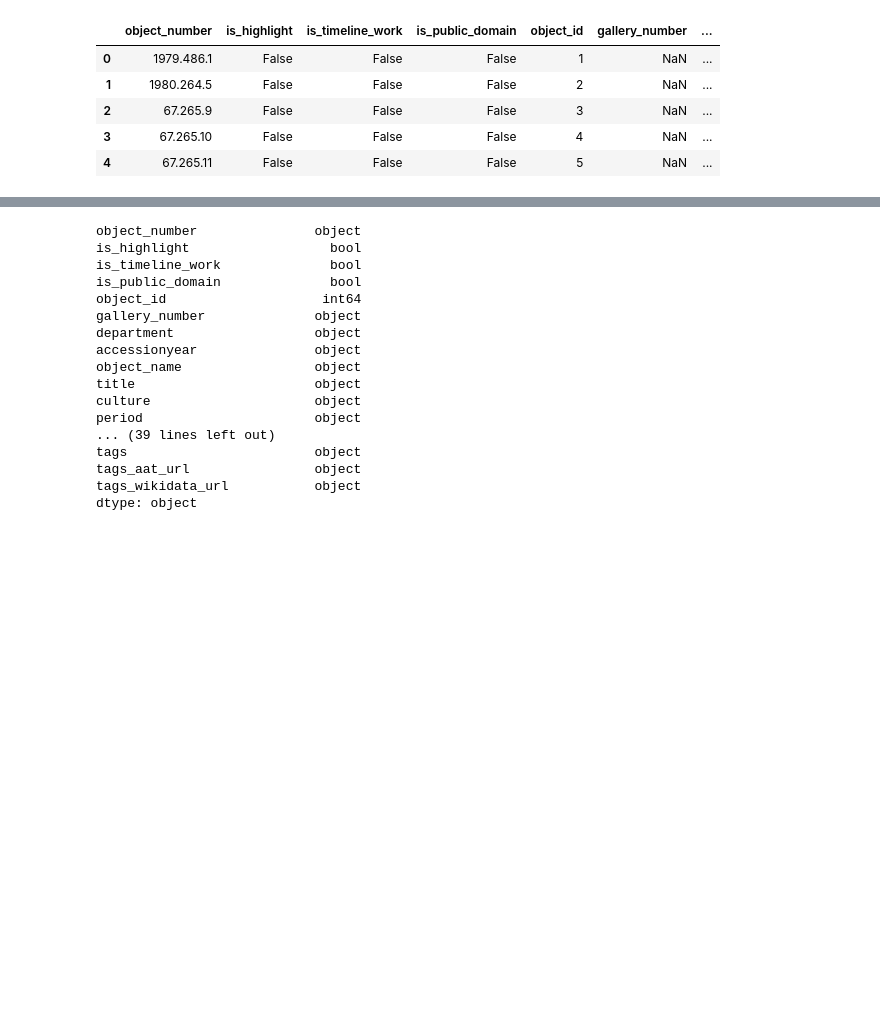
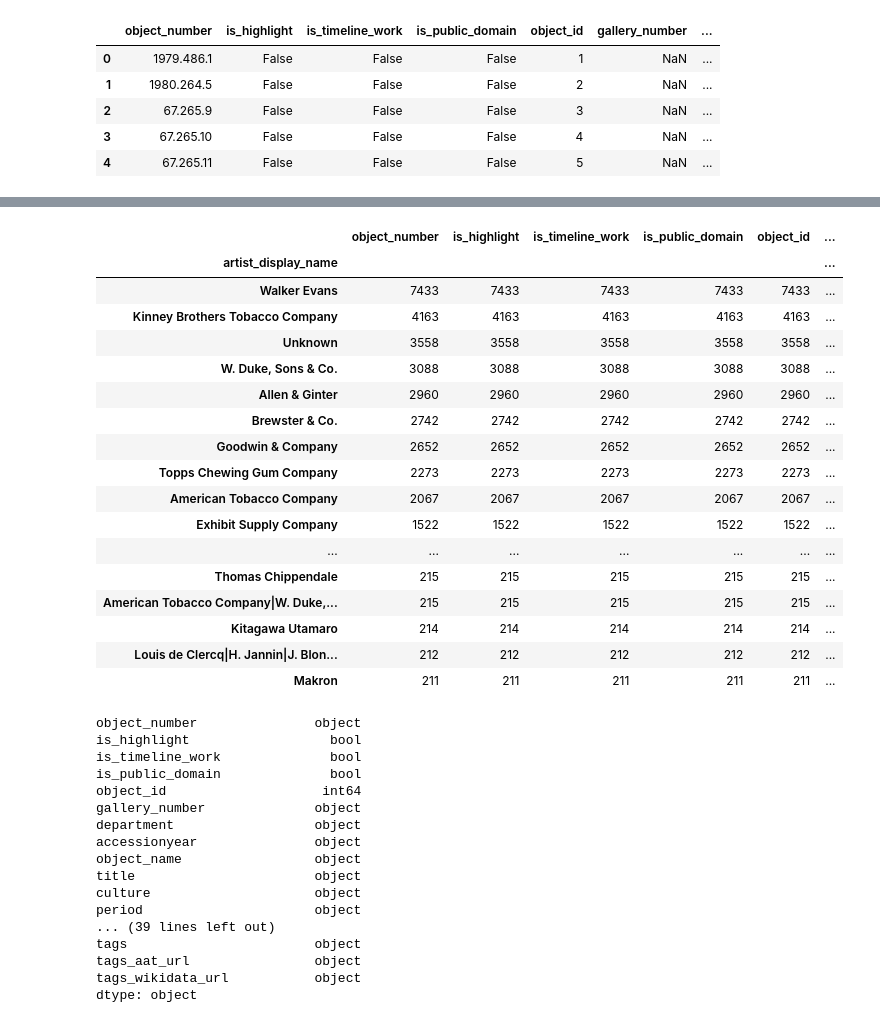
Before and after one commit to freeebooksdotcom/met_opendata, a Jupyter notebook: data_cleaning_initial_eda.ipynb, the cells around one changed output, grey strips where cells are left out. Cells and saved outputs as stored; diff of their text form; code cells hidden in the pictures; blank space fills up the shorter version.

```diff
--- a/data_cleaning_initial_eda.ipynb
+++ b/data_cleaning_initial_eda.ipynb
@@ -83,3 +118,24 @@ df.groupby(df.department).count()
+# %%
+df.groupby(df.artist_display_name).count().sort_values(by='object_number', ascending=False).head(100)
+# %% [output]
+|  | object_number | is_highlight | is_timeline_work | is_public_domain | object_id | ... |
+| artist_display_name |  |  |  |  |  | ... |
+| Walker Evans | 7433 | 7433 | 7433 | 7433 | 7433 | ... |
+| Kinney Brothers Tobacco Company | 4163 | 4163 | 4163 | 4163 | 4163 | ... |
+| Unknown | 3558 | 3558 | 3558 | 3558 | 3558 | ... |
+| W. Duke, Sons & Co. | 3088 | 3088 | 3088 | 3088 | 3088 | ... |
+| Allen & Ginter | 2960 | 2960 | 2960 | 2960 | 2960 | ... |
+| Brewster & Co. | 2742 | 2742 | 2742 | 2742 | 2742 | ... |
+| Goodwin & Company | 2652 | 2652 | 2652 | 2652 | 2652 | ... |
+| Topps Chewing Gum Company | 2273 | 2273 | 2273 | 2273 | 2273 | ... |
+| American Tobacco Company | 2067 | 2067 | 2067 | 2067 | 2067 | ... |
+| Exhibit Supply Company | 1522 | 1522 | 1522 | 1522 | 1522 | ... |
+| ... | ... | ... | ... | ... | ... | ... |
+| Thomas Chippendale | 215 | 215 | 215 | 215 | 215 | ... |
+| American Tobacco Company|W. Duke,... | 215 | 215 | 215 | 215 | 215 | ... |
+| Kitagawa Utamaro | 214 | 214 | 214 | 214 | 214 | ... |
+| Louis de Clercq|H. Jannin|J. Blon... | 212 | 212 | 212 | 212 | 212 | ... |
+| Makron | 211 | 211 | 211 | 211 | 211 | ... |
 # %%
 df.dtypes
 # %% [output]
```
Also changed, not shown: parts of 5 cells of this notebook.
